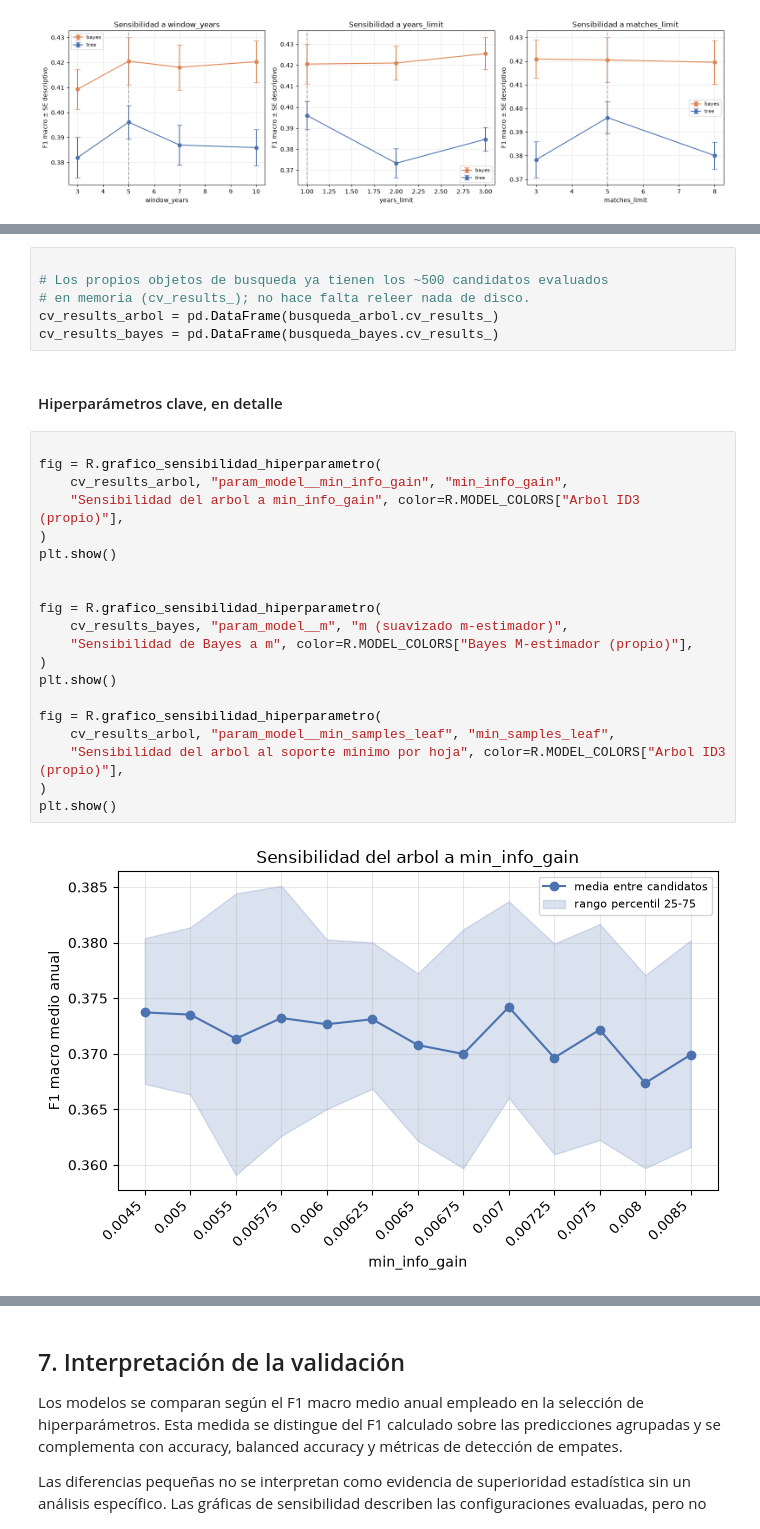
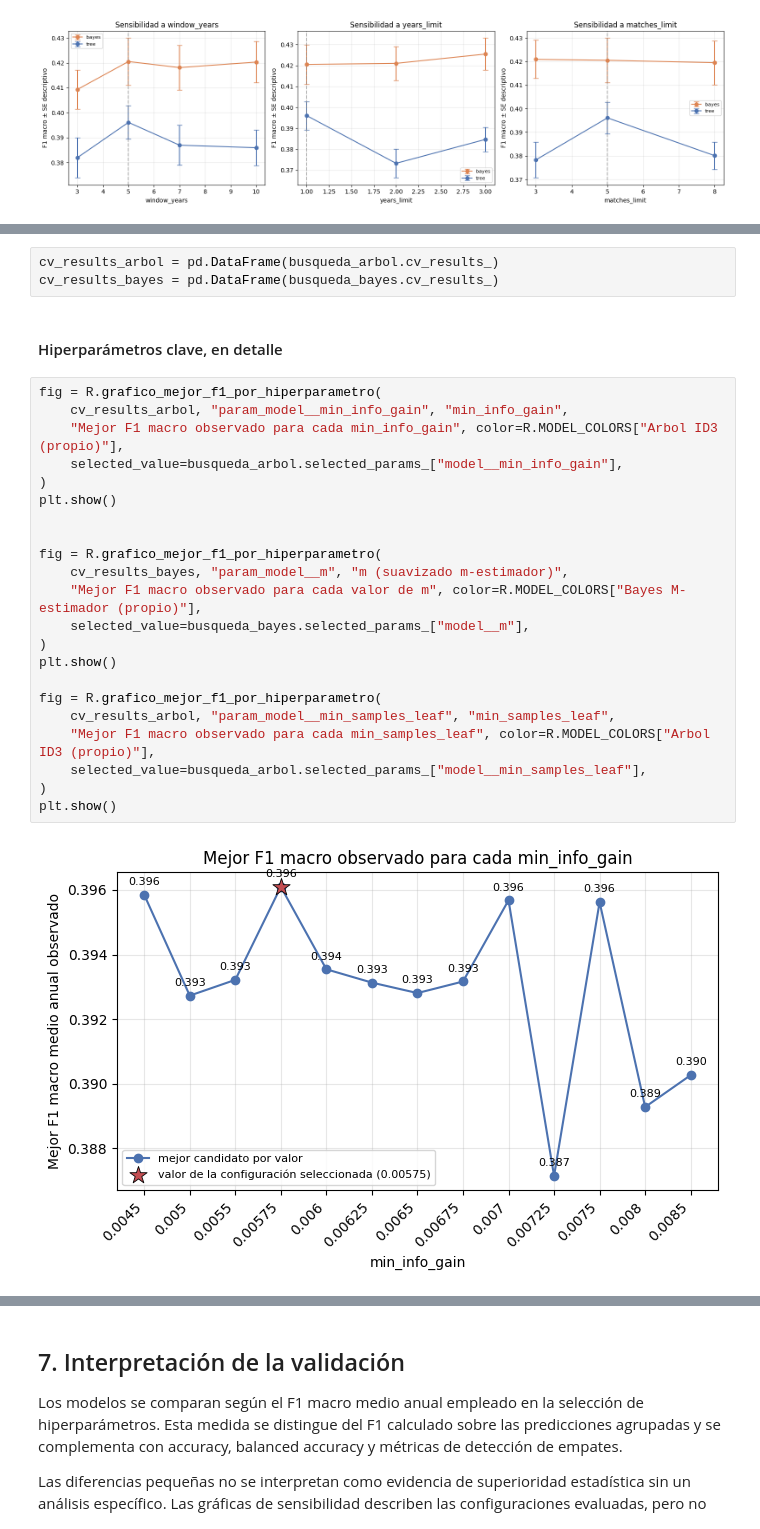
Before and after one commit to matiasencion/AprendizajeAutomatico, a Jupyter notebook: Tarea1/notebooks/entrega.ipynb, the cells around one changed output, grey strips where cells are left out. Saved outputs shown, nothing was run; the diff lists cells and outputs as text.

```diff
--- a/Tarea1/notebooks/entrega.ipynb
+++ b/Tarea1/notebooks/entrega.ipynb
@@ -468,30 +468,29 @@ Los candidatos de la búsqueda se agrupan según el valor de cada hiperparámetr
 # %%
-
-# Los propios objetos de busqueda ya tienen los ~500 candidatos evaluados
-# en memoria (cv_results_); no hace falta releer nada de disco.
 cv_results_arbol = pd.DataFrame(busqueda_arbol.cv_results_)
 cv_results_bayes = pd.DataFrame(busqueda_bayes.cv_results_)
 # %% [markdown]
 #### Hiperparámetros clave, en detalle
 # %%
-
-fig = R.grafico_sensibilidad_hiperparametro(
+fig = R.grafico_mejor_f1_por_hiperparametro(
     cv_results_arbol, "param_model__min_info_gain", "min_info_gain",
-    "Sensibilidad del arbol a min_info_gain", color=R.MODEL_COLORS["Arbol ID3 (propio)"],
+    "Mejor F1 macro observado para cada min_info_gain", color=R.MODEL_COLORS["Arbol ID3 (propio)"],
+    selected_value=busqueda_arbol.selected_params_["model__min_info_gain"],
 )
 plt.show()
 
 
-fig = R.grafico_sensibilidad_hiperparametro(
+fig = R.grafico_mejor_f1_por_hiperparametro(
     cv_results_bayes, "param_model__m", "m (suavizado m-estimador)",
-    "Sensibilidad de Bayes a m", color=R.MODEL_COLORS["Bayes M-estimador (propio)"],
+    "Mejor F1 macro observado para cada valor de m", color=R.MODEL_COLORS["Bayes M-estimador (propio)"],
+    selected_value=busqueda_bayes.selected_params_["model__m"],
 )
 plt.show()
 
-fig = R.grafico_sensibilidad_hiperparametro(
+fig = R.grafico_mejor_f1_por_hiperparametro(
     cv_results_arbol, "param_model__min_samples_leaf", "min_samples_leaf",
-    "Sensibilidad del arbol al soporte minimo por hoja", color=R.MODEL_COLORS["Arbol ID3 (propio)"],
+    "Mejor F1 macro observado para cada min_samples_leaf", color=R.MODEL_COLORS["Arbol ID3 (propio)"],
+    selected_value=busqueda_arbol.selected_params_["model__min_samples_leaf"],
 )
 plt.show()
 # %% [output]
-[figure, old version]
+[figure, new version]
```
Also changed, not shown: parts of 15 cells of this notebook, 2 other files.
